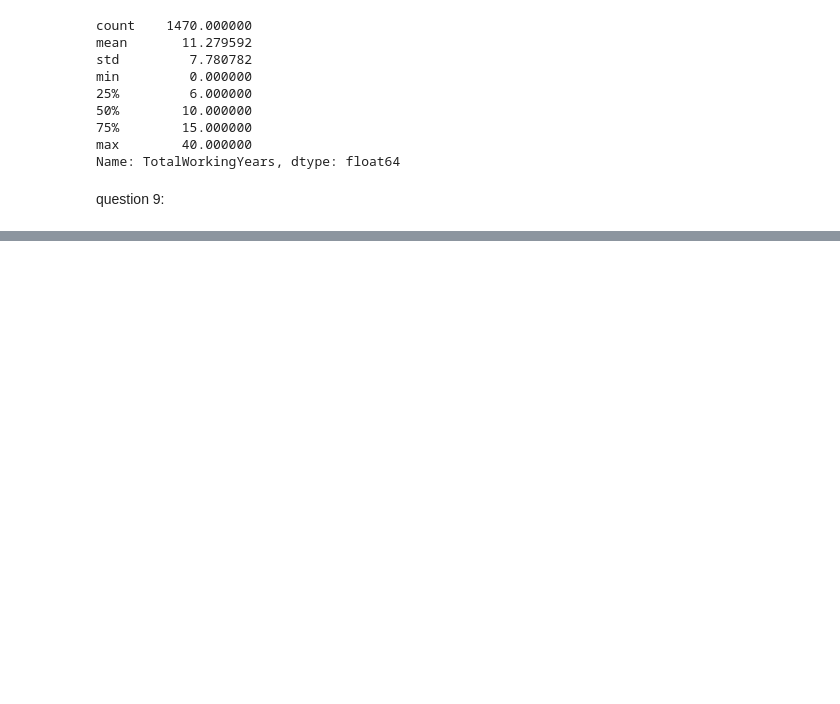
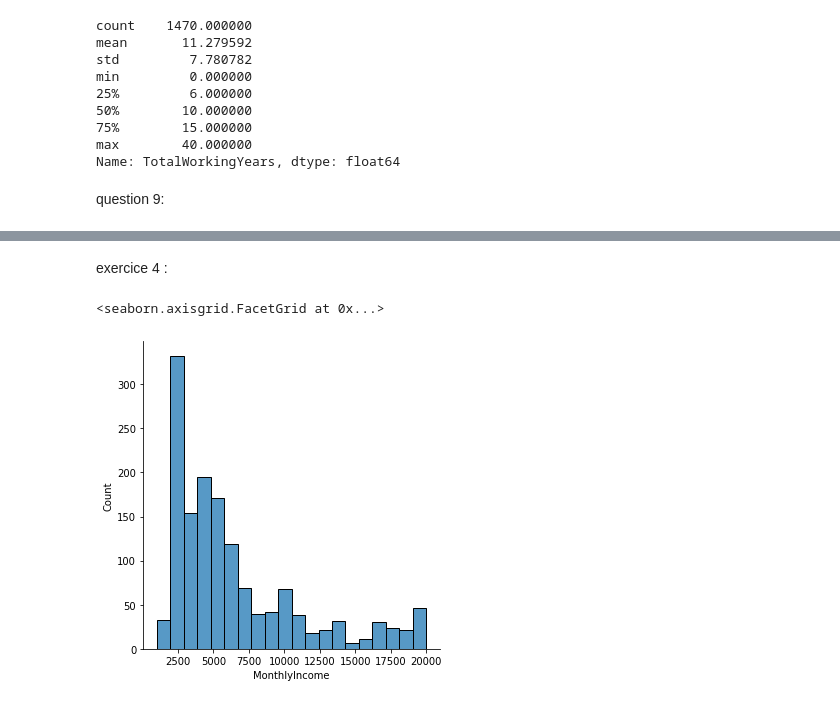
Before and after one commit to tplulu/python, a Jupyter notebook: dataframe.ipynb, the cells around one changed output, grey strips where cells are left out. Drawn from its saved outputs; the diff is of its cells as text; code cells hidden in the pictures; blank space fills up the shorter version.

```diff
--- a/dataframe.ipynb
+++ b/dataframe.ipynb
@@ -217,0 +228,10 @@ ibm
+# %% [markdown]
+exercice 4 :
+# %%
+sb.displot(
+    data=ibm,
+     x="MonthlyIncome",
+)
+# %% [output]
+<seaborn.axisgrid.FacetGrid at 0x...>
+[figure, added]
```
Also changed, not shown: parts of 29 cells of this notebook.
